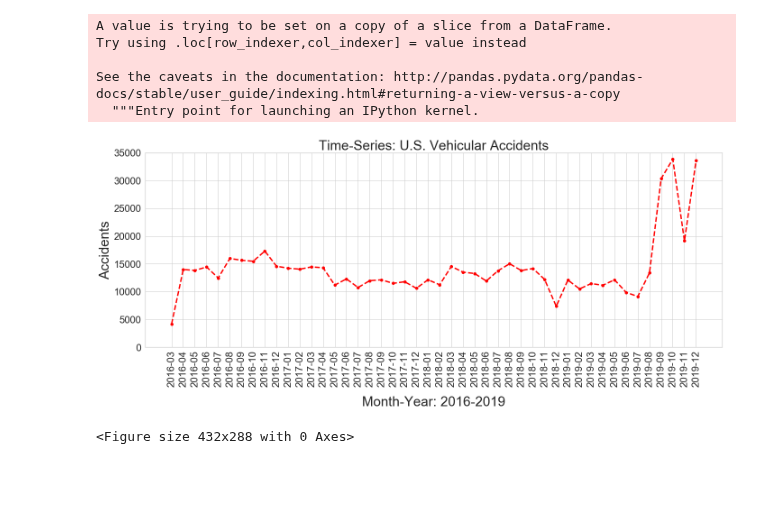
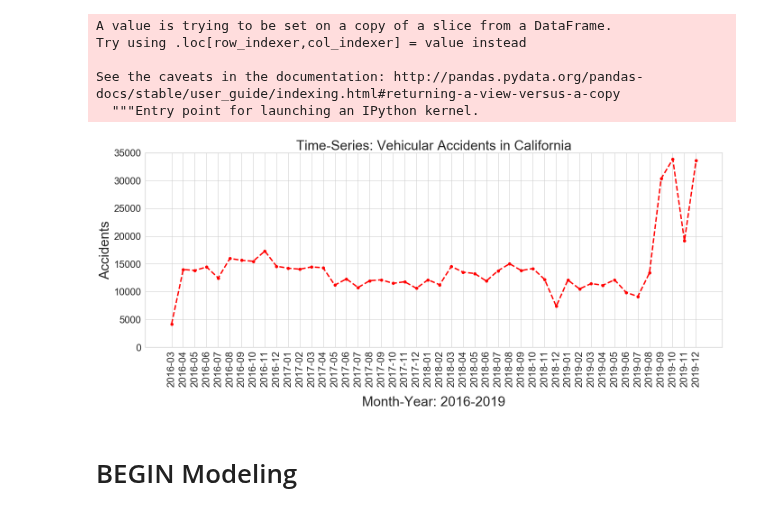
Before and after one commit to mpayumo/accident-severity-us, a Jupyter notebook: accidents-6-model.ipynb, the cells around one changed output. Saved outputs shown, nothing was run; the diff lists cells and outputs as text; code cells hidden in the pictures; blank space fills up the shorter version.

```diff
--- a/accidents-6-model.ipynb
+++ b/accidents-6-model.ipynb
@@ -190,31 +190,31 @@ years_acc['month_year']=years_acc['month_year'].apply(lambda x: str(x))
 # %%
 fig, ax = plt.subplots(figsize=(20,9))
 
 ax.plot(years_acc['month_year'],
         years_acc['accidents'],
         marker='o',
         linestyle='dashed',
         linewidth=3,
         color='red'
 )
 
 ax.xaxis.set_tick_params(pad=20)
 ax.tick_params(axis='x',
               pad=2,
               grid_linewidth=1)
 plt.ylim(0,35000)
 plt.xticks(rotation=90,)
-plt.title('Time-Series: U.S. Vehicular Accidents',
+plt.title('Time-Series: Vehicular Accidents in California',
          fontsize=30)
 plt.xlabel('Month-Year: 2016-2019',
           fontsize=30,
           labelpad=20)
 plt.ylabel('Accidents',
           fontsize=30)
 
 plt.tight_layout()
-plt.show()
 plt.savefig('img/timeseries.jpg');
 # %% [output]
-[figure, old version]
+[figure, new version]
-<Figure size 432x288 with 0 Axes>
+# %% [markdown]
+# BEGIN Modeling
```
